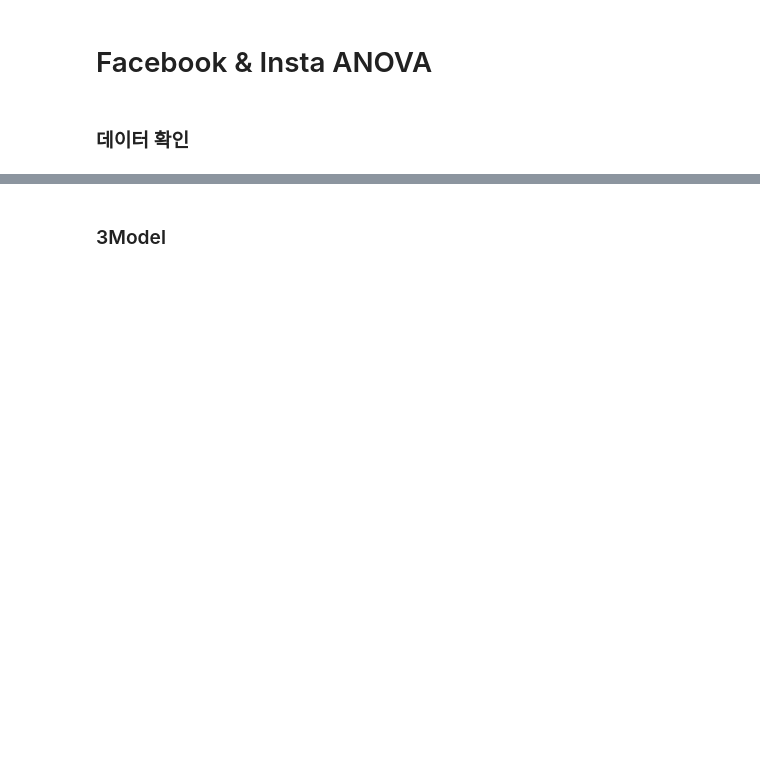
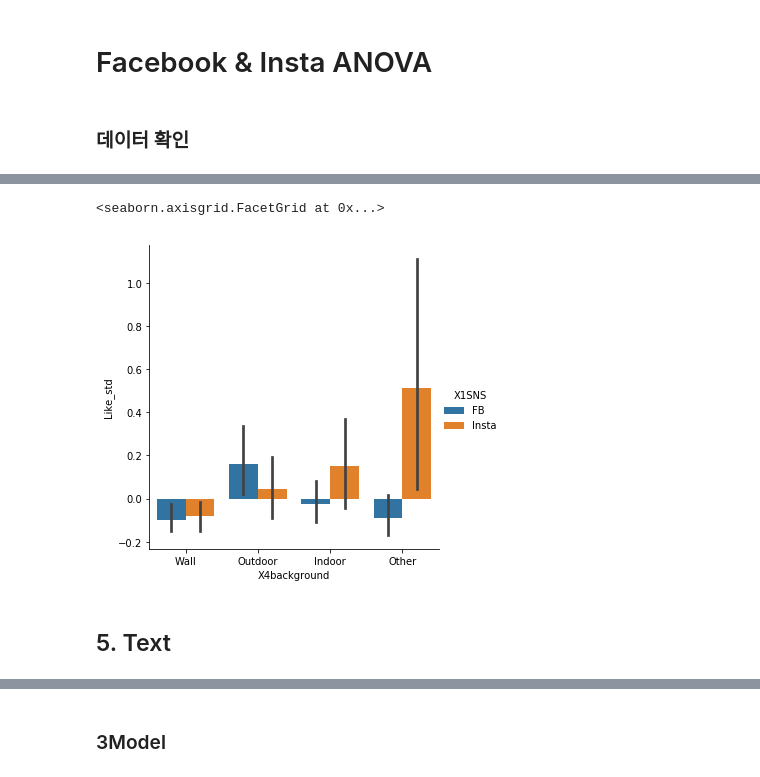
Before and after one commit to taenyun93/SNS_Content_Analysis, a Jupyter notebook: sns_2020_anova.ipynb, the cells around one changed output, grey strips where cells are left out. Drawn from its saved outputs; the diff is of its cells as text; code cells hidden in the pictures; blank space fills up the shorter version.

```diff
--- a/sns_2020_anova.ipynb
+++ b/sns_2020_anova.ipynb
@@ -68,0 +327,7 @@ result
+# %%
+sns.catplot(x = dv,y=iv,hue=dv_sns,data = df_table, kind="bar")
+# %% [output]
+<seaborn.axisgrid.FacetGrid at 0x...>
+[figure, added]
+# %% [markdown]
+## 5. Text
```
Also changed, not shown: parts of 82 cells of this notebook, 8 other files.
